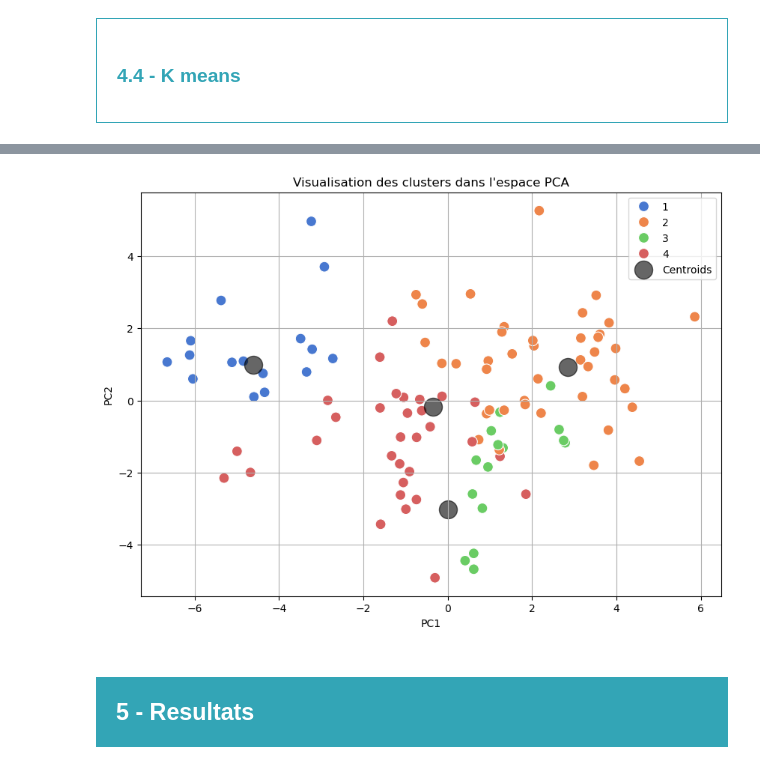
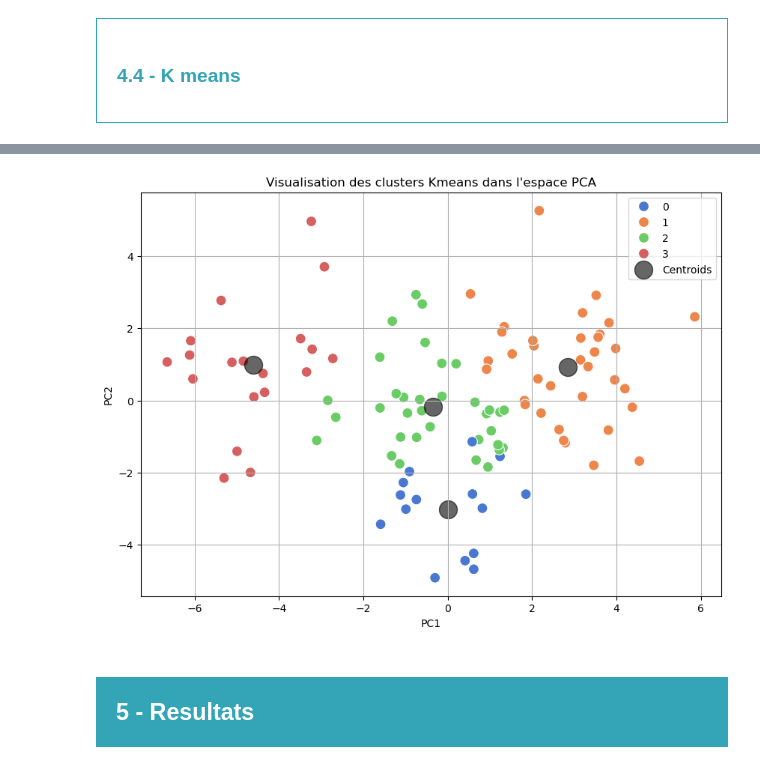
Before and after one commit to obenmaha/BioPoultryMarketAnalysis, a Jupyter notebook: Analyse.ipynb, the cells around one changed output, grey strips where cells are left out. Cells and saved outputs as stored; diff of their text form; code cells hidden in the pictures.

```diff
--- a/Analyse.ipynb
+++ b/Analyse.ipynb
@@ -611,18 +613,18 @@ plt.show()
 # %%
 # Tracer les clusters dans l'espace des deux premières composantes principales
 plt.figure(figsize=(10, 7))
-sns.scatterplot(x='PC1', y='PC2', hue=df_final_pca['cluster_cah'], palette='muted', data=df_final_pca, s=100, marker="o")
+sns.scatterplot(x='PC1', y='PC2', hue=df_final_pca['cluster_kmeans'], palette='muted', data=df_final_pca, s=100, marker="o")
 
 # Ajouter les centres des clusters au graphique
 centroids_pca = kmeans_pca.cluster_centers_
 plt.scatter(centroids_pca[:, 0], centroids_pca[:, 1], c='black', s=300, alpha=0.6, label='Centroids')
 
-plt.title('Visualisation des clusters dans l\'espace PCA')
+plt.title('Visualisation des clusters Kmeans dans l\'espace PCA')
 plt.legend()
 plt.grid(True)
 plt.show()
 # %% [output]
-[figure, old version]
+[figure, new version]
 # %% [markdown]
 <div style="background-color: RGB(51,165,182);" >
 <h2 style="margin: auto; padding: 20px; color:#fff; ">5 - Resultats</h2>
```
Also changed, not shown: parts of 19 cells of this notebook.
